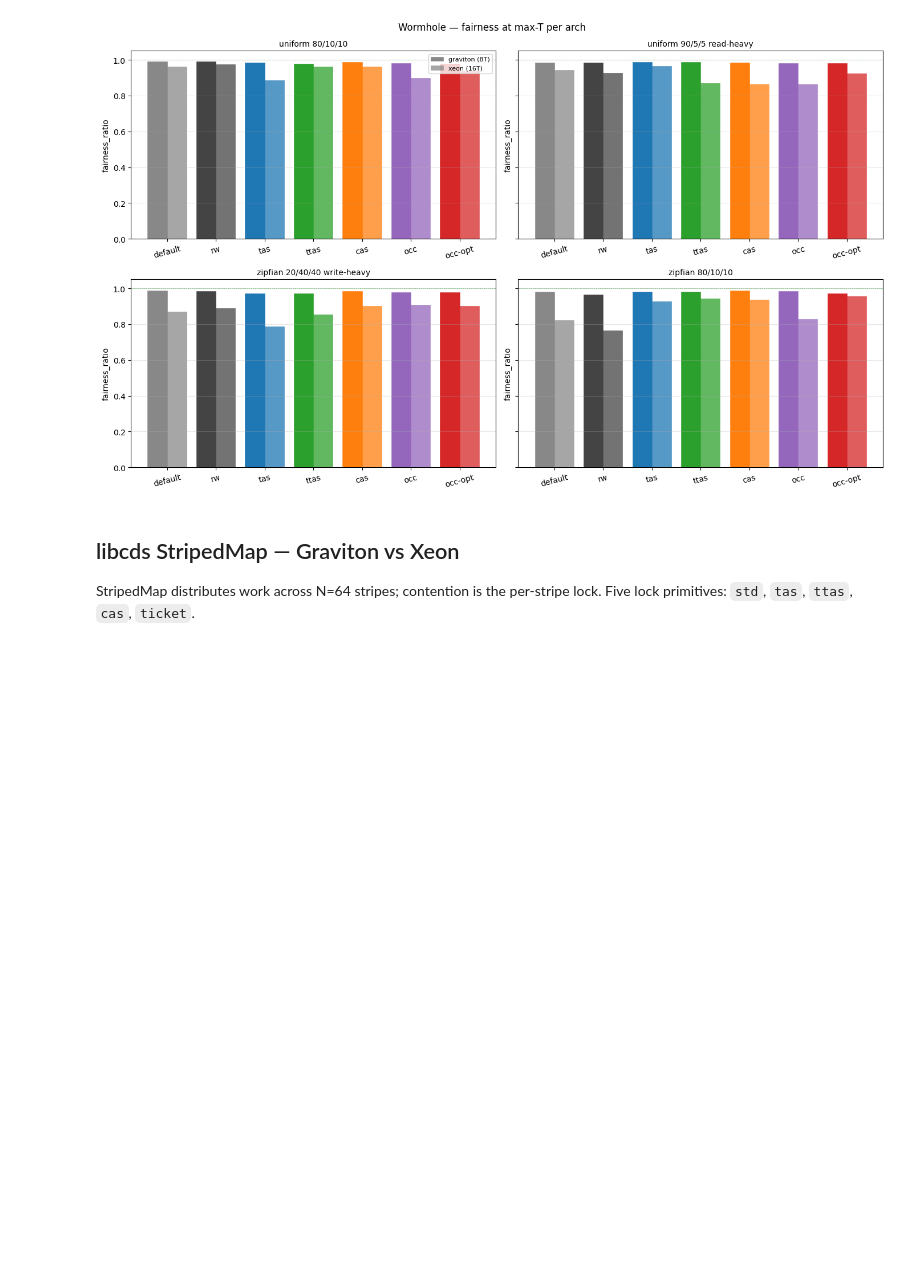
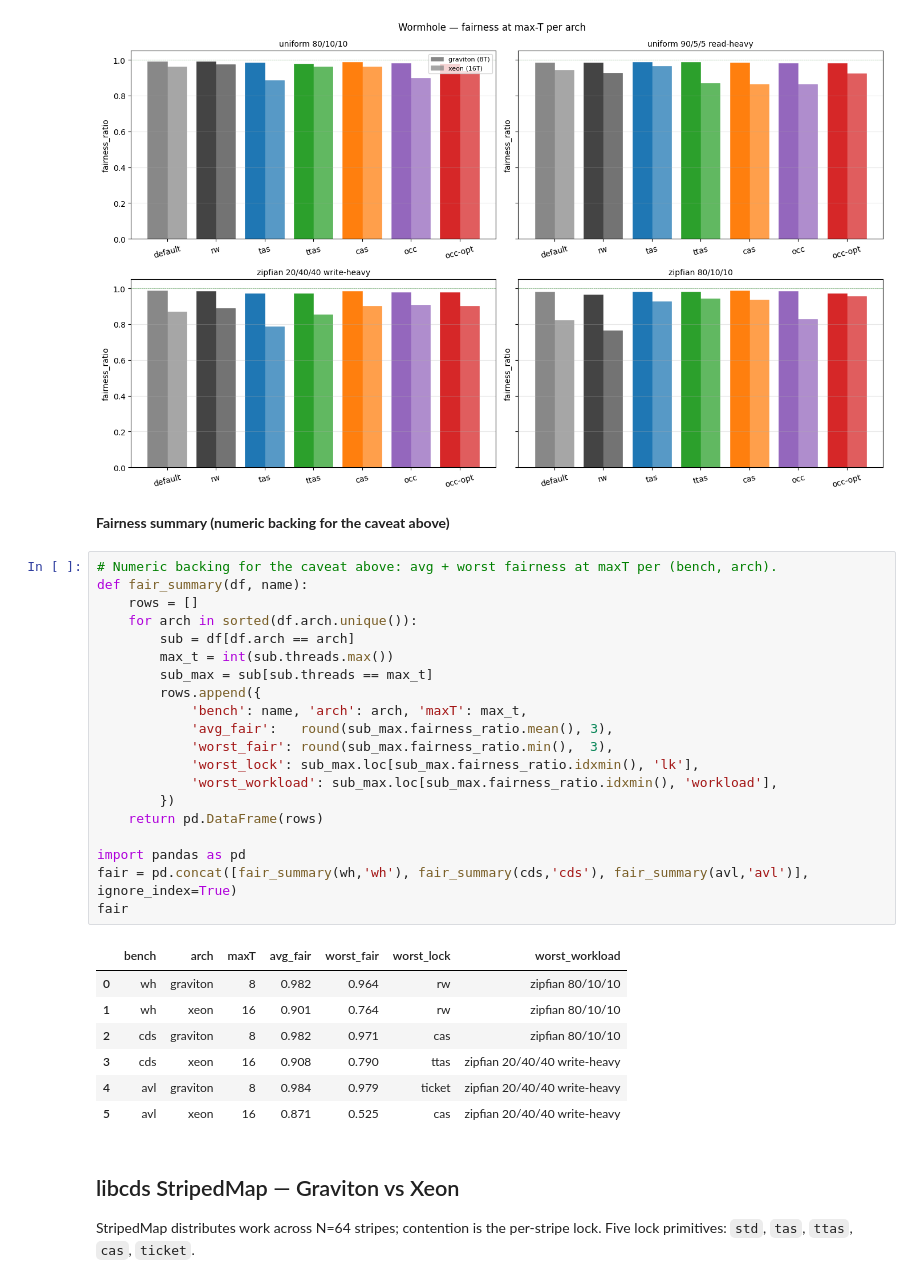
Before and after one commit to apana03/lockbench, a Jupyter notebook: scripts/index_cross_arch.ipynb, the cells around one changed output. Drawn from its saved outputs; the diff is of its cells as text; blank space fills up the shorter version.

```diff
--- a/scripts/index_cross_arch.ipynb
+++ b/scripts/index_cross_arch.ipynb
@@ -215,6 +230,36 @@ _ = fairness_at_maxT(wh, WH_LOCKS, WH_PALETTE, 'Wormhole')
 plt.show()
 # %% [output]
 [figure]
+# %% [markdown]
+**Fairness summary (numeric backing for the caveat above)**
+# %%
+# Numeric backing for the caveat above: avg + worst fairness at maxT per (bench, arch).
+def fair_summary(df, name):
+    rows = []
+    for arch in sorted(df.arch.unique()):
+        sub = df[df.arch == arch]
+        max_t = int(sub.threads.max())
+        sub_max = sub[sub.threads == max_t]
+        rows.append({
+            'bench': name, 'arch': arch, 'maxT': max_t,
+            'avg_fair':   round(sub_max.fairness_ratio.mean(), 3),
+            'worst_fair': round(sub_max.fairness_ratio.min(),  3),
+            'worst_lock': sub_max.loc[sub_max.fairness_ratio.idxmin(), 'lk'],
+            'worst_workload': sub_max.loc[sub_max.fairness_ratio.idxmin(), 'workload'],
+        })
+    return pd.DataFrame(rows)
+
+import pandas as pd
+fair = pd.concat([fair_summary(wh,'wh'), fair_summary(cds,'cds'), fair_summary(avl,'avl')], ignore_index=True)
+fair
+# %% [output]
+|  | bench | arch | maxT | avg_fair | worst_fair | worst_lock | worst_workload |
+| 0 | wh | graviton | 8 | 0.982 | 0.964 | rw | zipfian 80/10/10 |
+| 1 | wh | xeon | 16 | 0.901 | 0.764 | rw | zipfian 80/10/10 |
+| 2 | cds | graviton | 8 | 0.982 | 0.971 | cas | zipfian 80/10/10 |
+| 3 | cds | xeon | 16 | 0.908 | 0.790 | ttas | zipfian 20/40/40 write-heavy |
+| 4 | avl | graviton | 8 | 0.984 | 0.979 | ticket | zipfian 20/40/40 write-heavy |
+| 5 | avl | xeon | 16 | 0.871 | 0.525 | cas | zipfian 20/40/40 write-heavy |
 # %% [markdown]
 ## libcds StripedMap — Graviton vs Xeon
 
```
Also changed, not shown: parts of 1 cell of this notebook.
